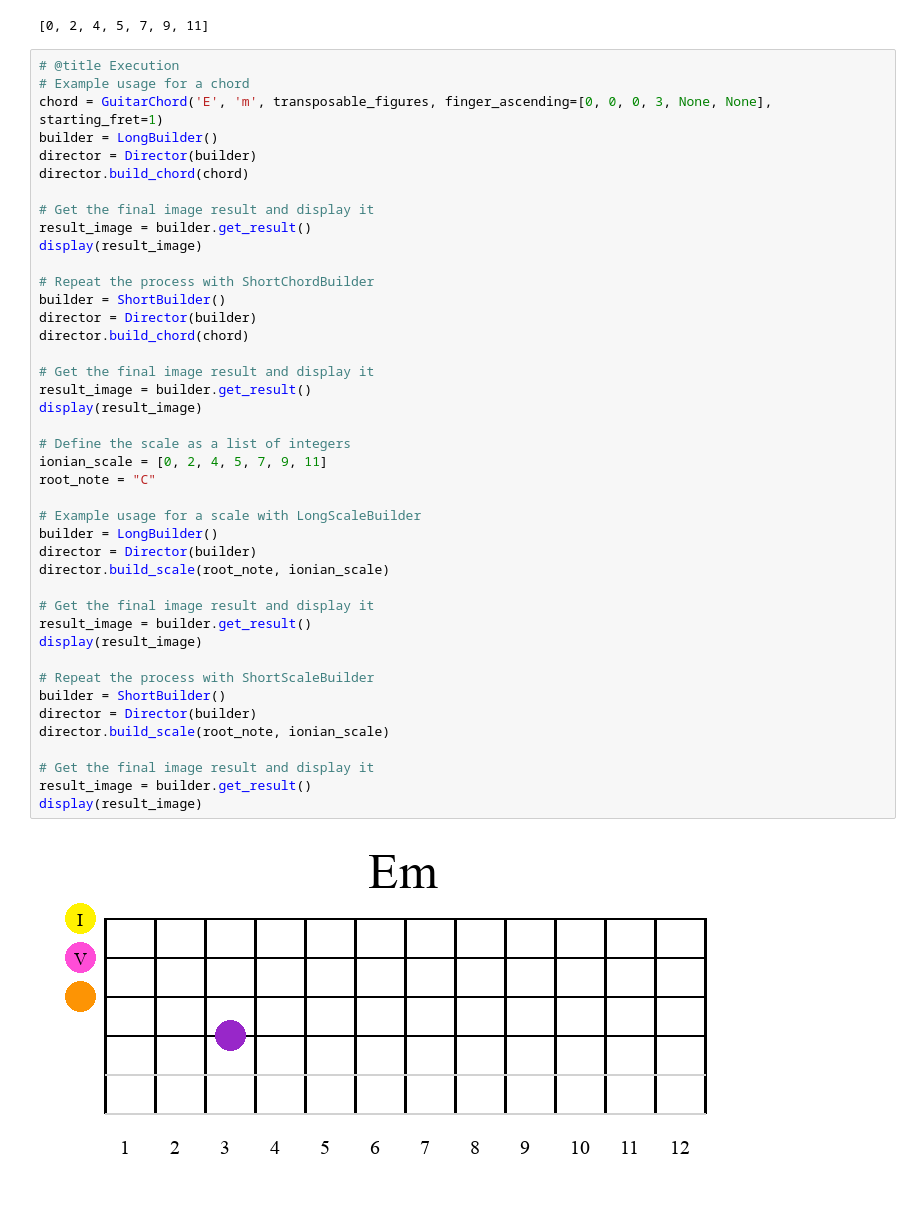
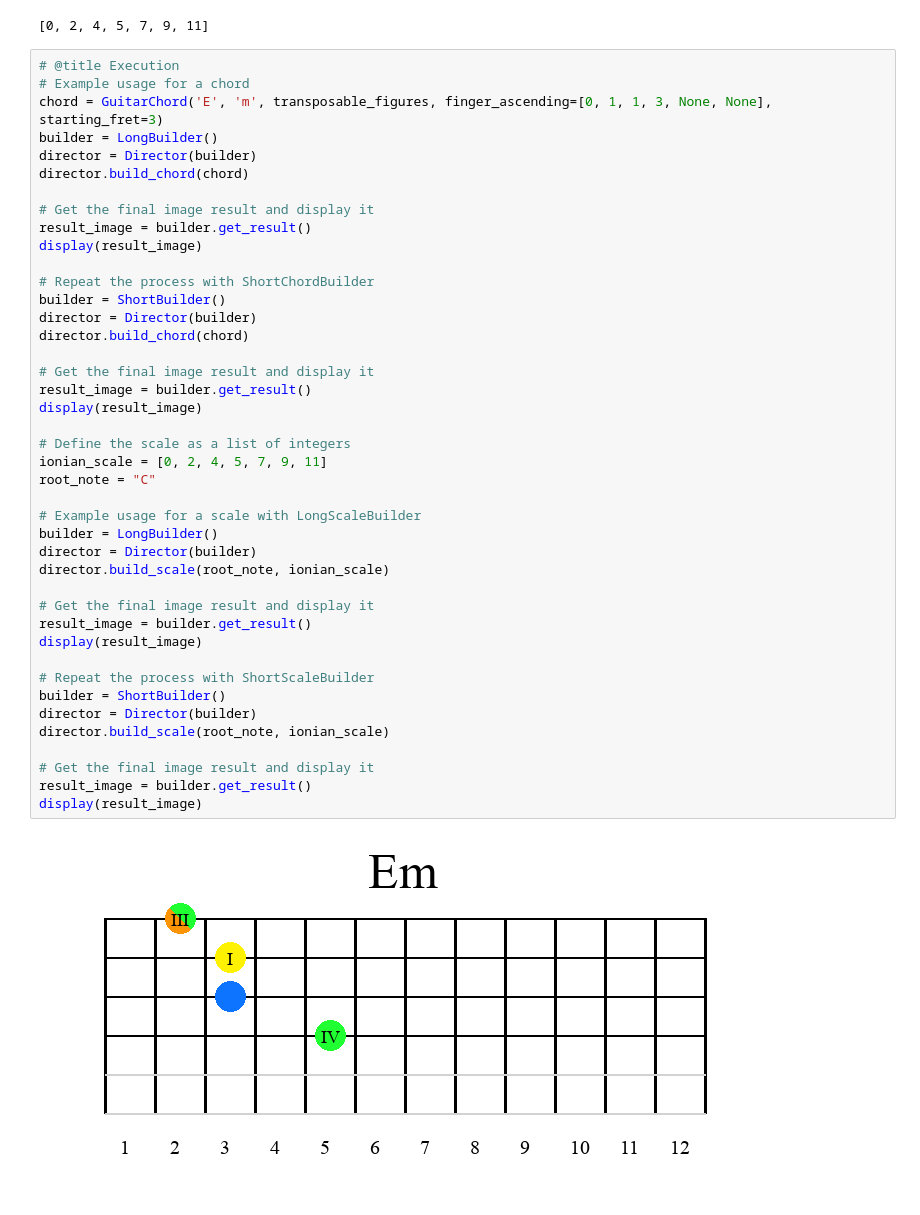
Before and after one commit to GenaroHacker/creating_chord_collection, a Jupyter notebook: main.ipynb, the cells around one changed output. Drawn from its saved outputs; the diff is of its cells as text.

```diff
--- a/main.ipynb
+++ b/main.ipynb
@@ -82,7 +82,7 @@ print(scales["ionian"])
 # %%
 # @title Execution
 # Example usage for a chord
-chord = GuitarChord('E', 'm', transposable_figures, finger_ascending=[0, 0, 0, 3, None, None], starting_fret=1)
+chord = GuitarChord('E', 'm', transposable_figures, finger_ascending=[0, 1, 1, 3, None, None], starting_fret=3)
 builder = LongBuilder()
 director = Director(builder)
 director.build_chord(chord)
@@ -95,31 +95,31 @@ display(result_image)
 builder = ShortBuilder()
 director = Director(builder)
 director.build_chord(chord)
 
 # Get the final image result and display it
 result_image = builder.get_result()
 display(result_image)
 
 # Define the scale as a list of integers
 ionian_scale = [0, 2, 4, 5, 7, 9, 11]
 root_note = "C"
 
 # Example usage for a scale with LongScaleBuilder
 builder = LongBuilder()
 director = Director(builder)
 director.build_scale(root_note, ionian_scale)
 
 # Get the final image result and display it
 result_image = builder.get_result()
 display(result_image)
 
 # Repeat the process with ShortScaleBuilder
 builder = ShortBuilder()
 director = Director(builder)
 director.build_scale(root_note, ionian_scale)
 
 # Get the final image result and display it
 result_image = builder.get_result()
 display(result_image)
 # %% [output]
-[figure, old version]
+[figure, new version]
```
Also changed, not shown: parts of 1 cell of this notebook.
